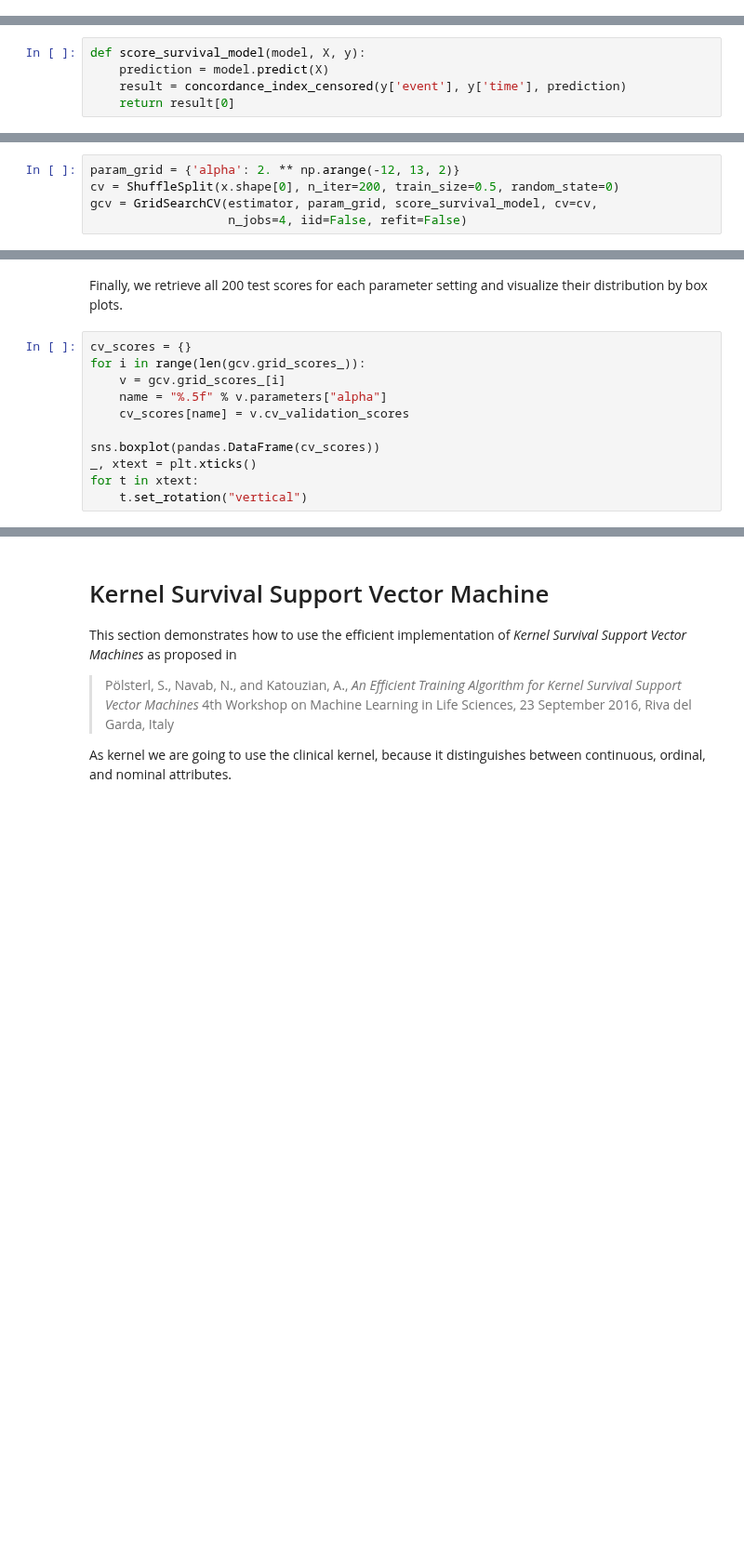
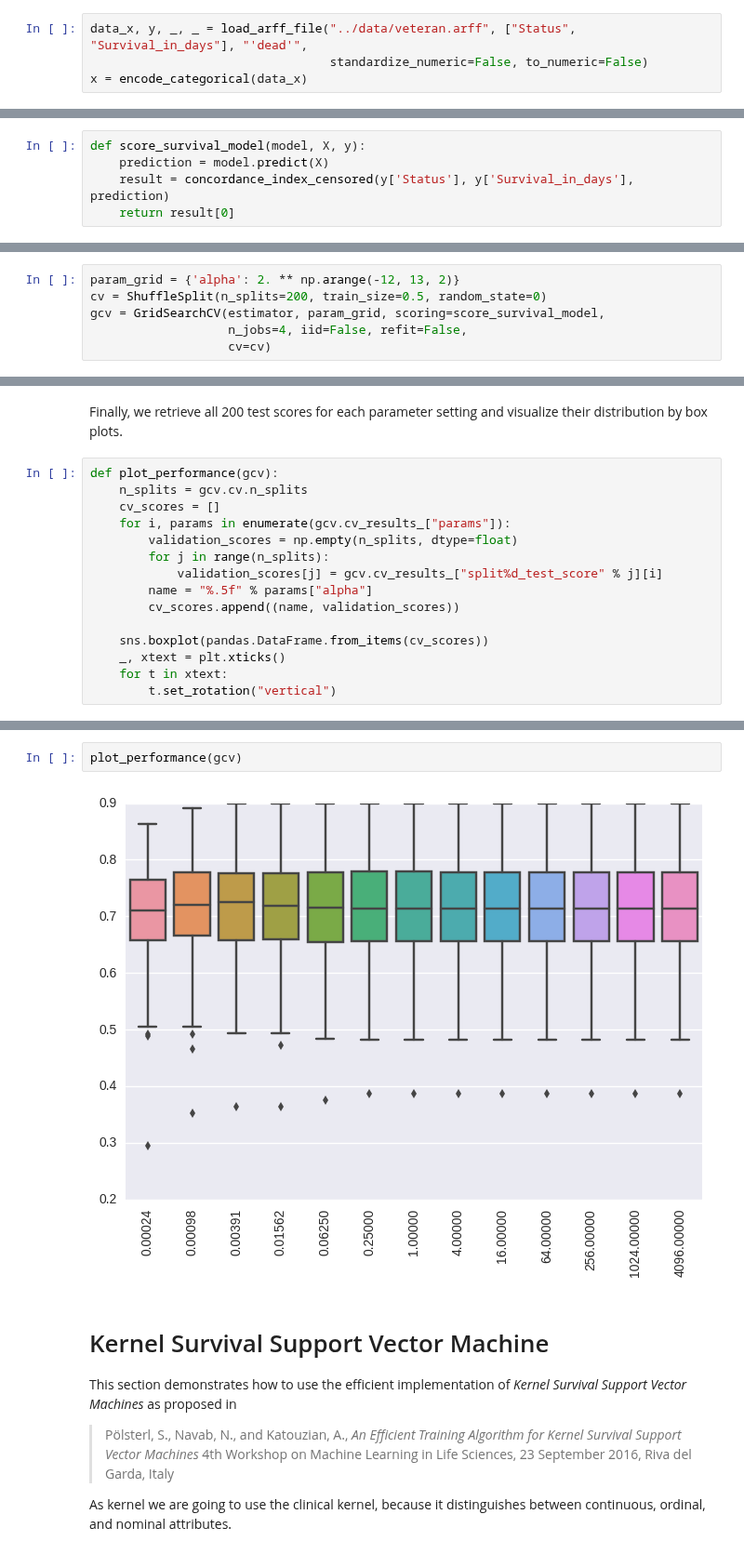
Before and after one commit to sebp/scikit-survival, a Jupyter notebook: examples/survival-svm.ipynb, the cells around one changed output, grey strips where cells are left out. Shown at 93% size. Cells and saved outputs as stored; diff of their text form; blank space fills up the shorter version.

```diff
--- a/examples/survival-svm.ipynb
+++ b/examples/survival-svm.ipynb
@@ -70,3 +62,7 @@ y["time"] = data["Survival_in_days"].values
+# %%
+data_x, y, _, _ = load_arff_file("../data/veteran.arff", ["Status", "Survival_in_days"], "'dead'",
+                                 standardize_numeric=False, to_numeric=False)
+x = encode_categorical(data_x)
 # %% [markdown]
 Now, we are essentially ready to start training, but before let's determine what the amount of censoring for this data is and plot the survival/censoring times.
 # %%
@@ -91,6 +87,6 @@ Next, we define a function for evaluating the performance of models during grid
 # %%
 def score_survival_model(model, X, y):
     prediction = model.predict(X)
-    result = concordance_index_censored(y['event'], y['time'], prediction)
+    result = concordance_index_censored(y['Status'], y['Survival_in_days'], prediction)
     return result[0]
 # %% [markdown]
@@ -98,8 +94,9 @@ The last part of the setup specifies the set of parameters we want to try and ho
 # %%
 param_grid = {'alpha': 2. ** np.arange(-12, 13, 2)}
-cv = ShuffleSplit(x.shape[0], n_iter=200, train_size=0.5, random_state=0)
-gcv = GridSearchCV(estimator, param_grid, score_survival_model, cv=cv,
-                   n_jobs=4, iid=False, refit=False)
+cv = ShuffleSplit(n_splits=200, train_size=0.5, random_state=0)
+gcv = GridSearchCV(estimator, param_grid, scoring=score_survival_model,
+                   n_jobs=4, iid=False, refit=False,
+                   cv=cv)
 # %% [markdown]
 Finally, start the hyper-parameter search. This can take a while since a total of ``13 * 200 = 2600`` fits have to be evaluated.
 # %%
@@ -115,13 +112,17 @@ gcv.best_score_, gcv.best_params_
 # %% [markdown]
 Finally, we retrieve all 200 test scores for each parameter setting and visualize their distribution by box plots.
 # %%
-cv_scores = {}
-for i in range(len(gcv.grid_scores_)):
-    v = gcv.grid_scores_[i]
-    name = "%.5f" % v.parameters["alpha"]
-    cv_scores[name] = v.cv_validation_scores
+def plot_performance(gcv):
+    n_splits = gcv.cv.n_splits
+    cv_scores = []
+    for i, params in enumerate(gcv.cv_results_["params"]):
+        validation_scores = np.empty(n_splits, dtype=float)
+        for j in range(n_splits):
+            validation_scores[j] = gcv.cv_results_["split%d_test_score" % j][i]
+        name = "%.5f" % params["alpha"]
+        cv_scores.append((name, validation_scores))
 
-sns.boxplot(pandas.DataFrame(cv_scores))
-_, xtext = plt.xticks()
-for t in xtext:
-    t.set_rotation("vertical")
+    sns.boxplot(pandas.DataFrame.from_items(cv_scores))
+    _, xtext = plt.xticks()
+    for t in xtext:
+        t.set_rotation("vertical")
@@ -130,3 +129,7 @@ for t in xtext:
+# %%
+plot_performance(gcv)
+# %% [output]
+[figure, added]
 # %% [markdown]
 # Kernel Survival Support Vector Machine
 
```
Also changed, not shown: parts of 12 cells of this notebook.
